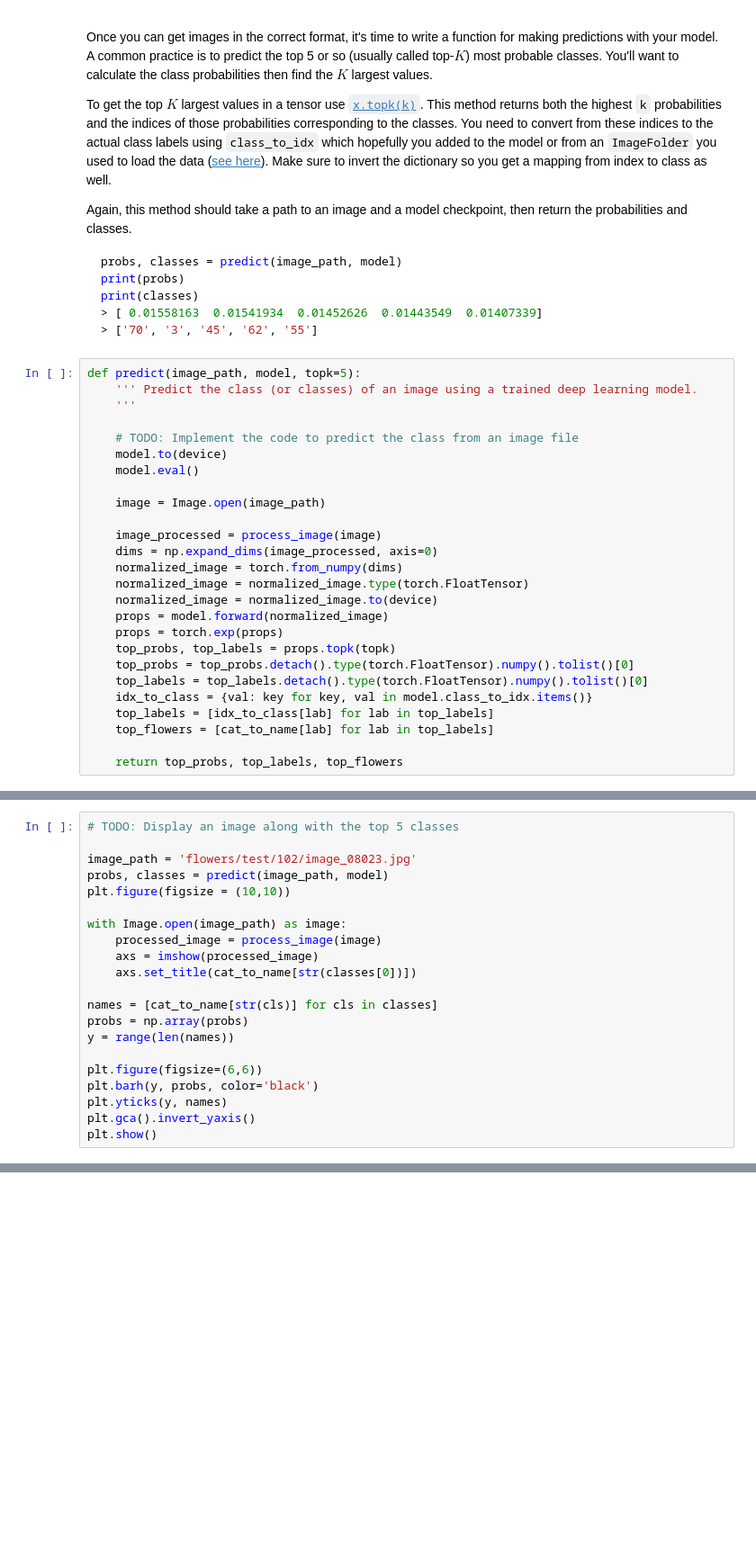
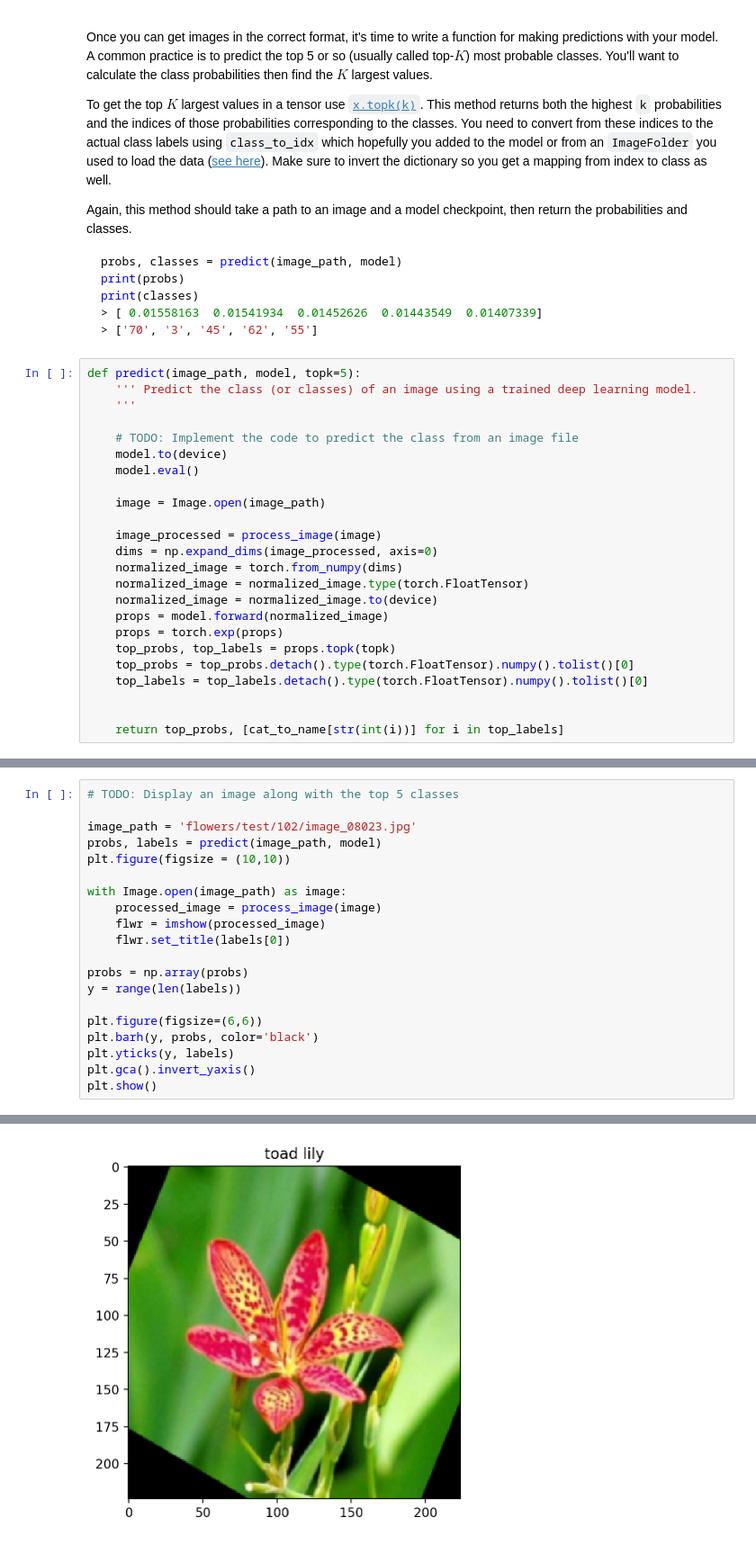
Before and after one commit to matthiasleutnant/aipnd-project, a Jupyter notebook: Image Classifier Project.ipynb, the cells around one changed output, grey strips where cells are left out. Shown at 90% size. Cells and saved outputs as stored; diff of their text form; blank space fills up the shorter version.

```diff
--- a/Image Classifier Project.ipynb
+++ b/Image Classifier Project.ipynb
@@ -403,11 +432,9 @@ def predict(image_path, model, topk=5):
     top_probs, top_labels = props.topk(topk)
     top_probs = top_probs.detach().type(torch.FloatTensor).numpy().tolist()[0]
     top_labels = top_labels.detach().type(torch.FloatTensor).numpy().tolist()[0]
-    idx_to_class = {val: key for key, val in model.class_to_idx.items()}
-    top_labels = [idx_to_class[lab] for lab in top_labels]
-    top_flowers = [cat_to_name[lab] for lab in top_labels]
 
-    return top_probs, top_labels, top_flowers
+
+    return top_probs, [cat_to_name[str(int(i))] for i in top_labels]
 # %% [markdown]
 ## Sanity Checking
 
@@ -420,20 +447,20 @@ You can convert from the class integer encoding to actual flower names with the
 # TODO: Display an image along with the top 5 classes
 
 image_path = 'flowers/test/102/image_08023.jpg'
-probs, classes = predict(image_path, model)
+probs, labels = predict(image_path, model)
 plt.figure(figsize = (10,10))
 
 with Image.open(image_path) as image:
     processed_image = process_image(image)
-    axs = imshow(processed_image)
-    axs.set_title(cat_to_name[str(classes[0])])
+    flwr = imshow(processed_image)
+    flwr.set_title(labels[0])
 
-names = [cat_to_name[str(cls)] for cls in classes]
 probs = np.array(probs)
-y = range(len(names))
+y = range(len(labels))
 
 plt.figure(figsize=(6,6))
 plt.barh(y, probs, color='black')
-plt.yticks(y, names)
+plt.yticks(y, labels)
 plt.gca().invert_yaxis()
 plt.show()
+# %% [output]
@@ -439,0 +468 @@ plt.show()
+[figure, added]
```
Also changed, not shown: parts of 8 cells of this notebook, 3 other files.
